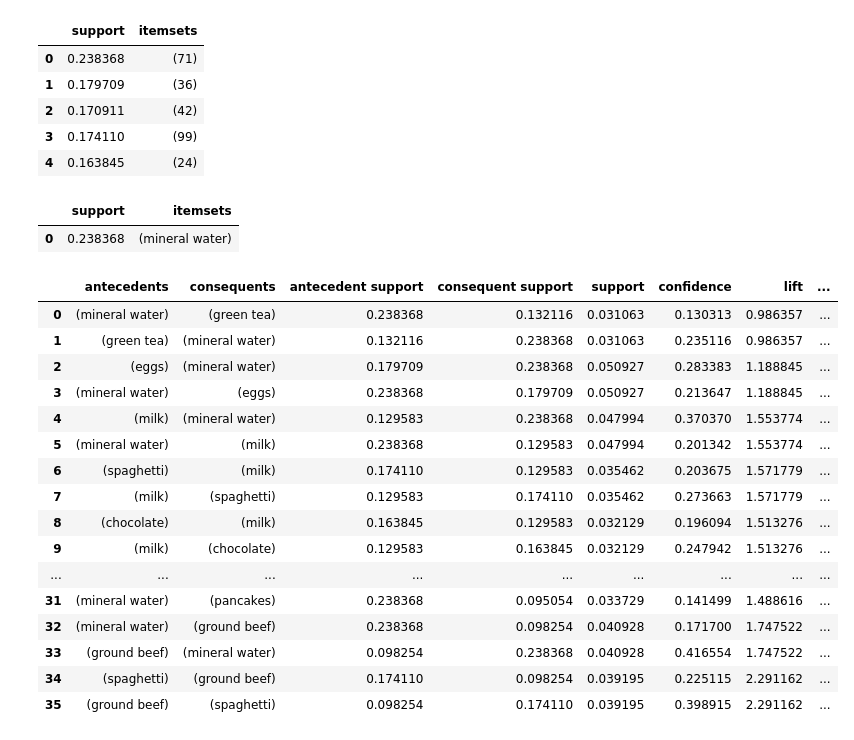
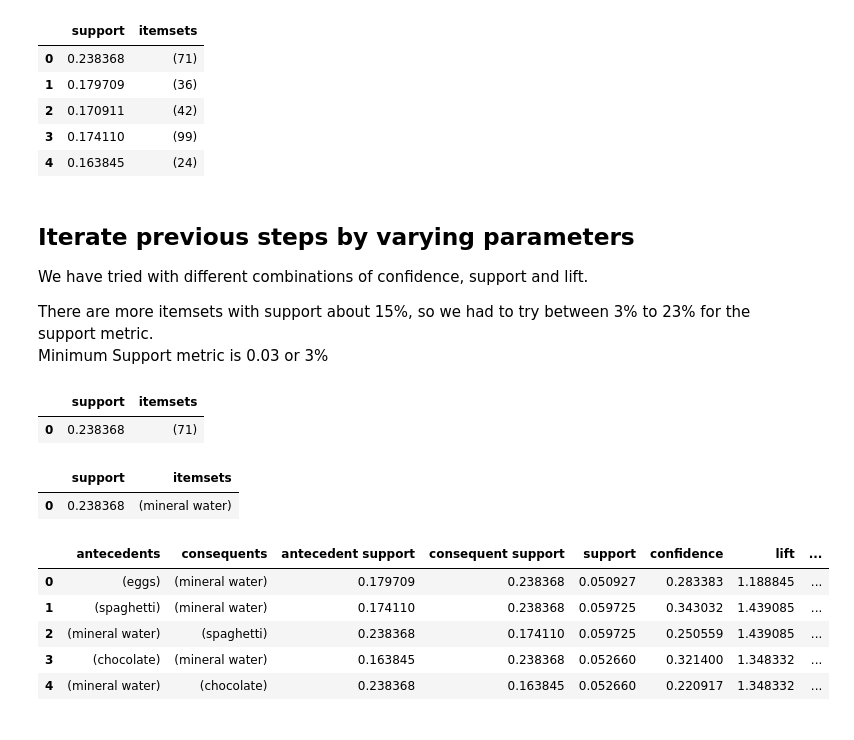
Before and after one commit to nnrtgt/dma1, a Jupyter notebook: 199DataMiningAssignment.ipynb, the cells around one changed output. Cells and saved outputs as stored; diff of their text form; code cells hidden in the pictures.

```diff
--- a/199DataMiningAssignment.ipynb
+++ b/199DataMiningAssignment.ipynb
@@ -293,32 +419,35 @@ fpgrowth(df, min_support=0.15)
 | 2 | 0.170911 | (42) |
 | 3 | 0.174110 | (99) |
 | 4 | 0.163845 | (24) |
+# %% [markdown]
+## Iterate previous steps by varying parameters
+
+We have tried with different combinations of confidence, support and lift.
+
+There are more itemsets with support about 15%, so we had to try between 3% to 23% for the support metric.
+Minimum Support metric is 0.03 or 3%
+# %%
+fpgrowth(df, min_support=0.23)
+# There is only 71 itemsets with the minimum support of 23%, it has only one item of "mineral water"
+# %% [output]
+|  | support | itemsets |
+| 0 | 0.238368 | (71) |
 # %%
 fpgrowth(df, min_support=0.23, use_colnames=True)
 # %% [output]
 |  | support | itemsets |
 | 0 | 0.238368 | (mineral water) |
+# %%
+#http://rasbt.github.io/mlxtend/user_guide/frequent_patterns/association_rules/
+frequent_itemsets = fpgrowth(df, min_support=0.05, use_colnames=True)
 # %%
-frequent_itemsets = fpgrowth(df, min_support=0.03, use_colnames=True)
-
 from mlxtend.frequent_patterns import association_rules
 
-association_rules(frequent_itemsets, metric="confidence", min_threshold=0.03)
+association_rules(frequent_itemsets, metric="confidence", min_threshold=0.22)
 # %% [output]
 |  | antecedents | consequents | antecedent support | consequent support | support | confidence | lift | ... |
-| 0 | (mineral water) | (green tea) | 0.238368 | 0.132116 | 0.031063 | 0.130313 | 0.986357 | ... |
-| 1 | (green tea) | (mineral water) | 0.132116 | 0.238368 | 0.031063 | 0.235116 | 0.986357 | ... |
-| 2 | (eggs) | (mineral water) | 0.179709 | 0.238368 | 0.050927 | 0.283383 | 1.188845 | ... |
-| 3 | (mineral water) | (eggs) | 0.238368 | 0.179709 | 0.050927 | 0.213647 | 1.188845 | ... |
-| 4 | (milk) | (mineral water) | 0.129583 | 0.238368 | 0.047994 | 0.370370 | 1.553774 | ... |
-| 5 | (mineral water) | (milk) | 0.238368 | 0.129583 | 0.047994 | 0.201342 | 1.553774 | ... |
-| 6 | (spaghetti) | (milk) | 0.174110 | 0.129583 | 0.035462 | 0.203675 | 1.571779 | ... |
-| 7 | (milk) | (spaghetti) | 0.129583 | 0.174110 | 0.035462 | 0.273663 | 1.571779 | ... |
-| 8 | (chocolate) | (milk) | 0.163845 | 0.129583 | 0.032129 | 0.196094 | 1.513276 | ... |
-| 9 | (milk) | (chocolate) | 0.129583 | 0.163845 | 0.032129 | 0.247942 | 1.513276 | ... |
-| ... | ... | ... | ... | ... | ... | ... | ... | ... |
-| 31 | (mineral water) | (pancakes) | 0.238368 | 0.095054 | 0.033729 | 0.141499 | 1.488616 | ... |
-| 32 | (mineral water) | (ground beef) | 0.238368 | 0.098254 | 0.040928 | 0.171700 | 1.747522 | ... |
-| 33 | (ground beef) | (mineral water) | 0.098254 | 0.238368 | 0.040928 | 0.416554 | 1.747522 | ... |
-| 34 | (spaghetti) | (ground beef) | 0.174110 | 0.098254 | 0.039195 | 0.225115 | 2.291162 | ... |
-| 35 | (ground beef) | (spaghetti) | 0.098254 | 0.174110 | 0.039195 | 0.398915 | 2.291162 | ... |
+| 0 | (eggs) | (mineral water) | 0.179709 | 0.238368 | 0.050927 | 0.283383 | 1.188845 | ... |
+| 1 | (spaghetti) | (mineral water) | 0.174110 | 0.238368 | 0.059725 | 0.343032 | 1.439085 | ... |
+| 2 | (mineral water) | (spaghetti) | 0.238368 | 0.174110 | 0.059725 | 0.250559 | 1.439085 | ... |
+| 3 | (chocolate) | (mineral water) | 0.163845 | 0.238368 | 0.052660 | 0.321400 | 1.348332 | ... |
+| 4 | (mineral water) | (chocolate) | 0.238368 | 0.163845 | 0.052660 | 0.220917 | 1.348332 | ... |
```
Also changed, not shown: parts of 23 cells of this notebook.
